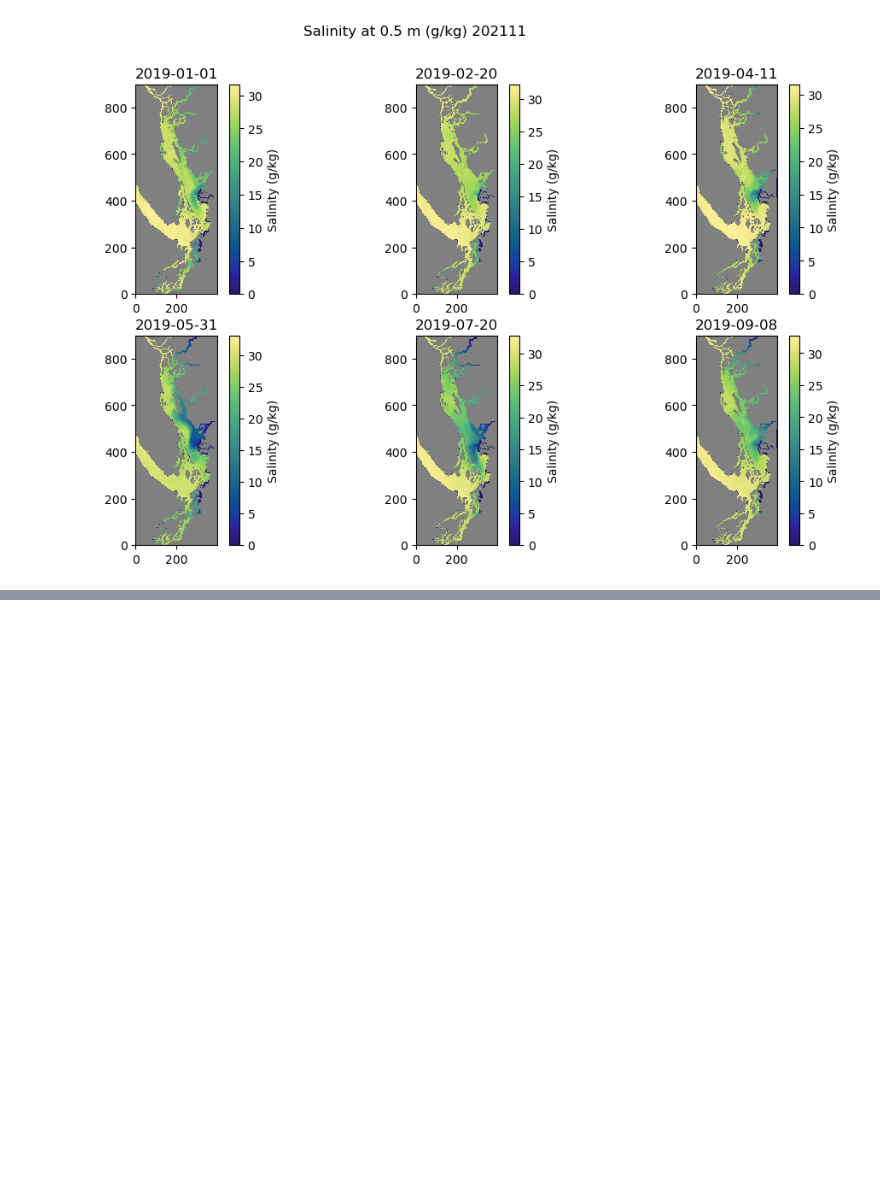
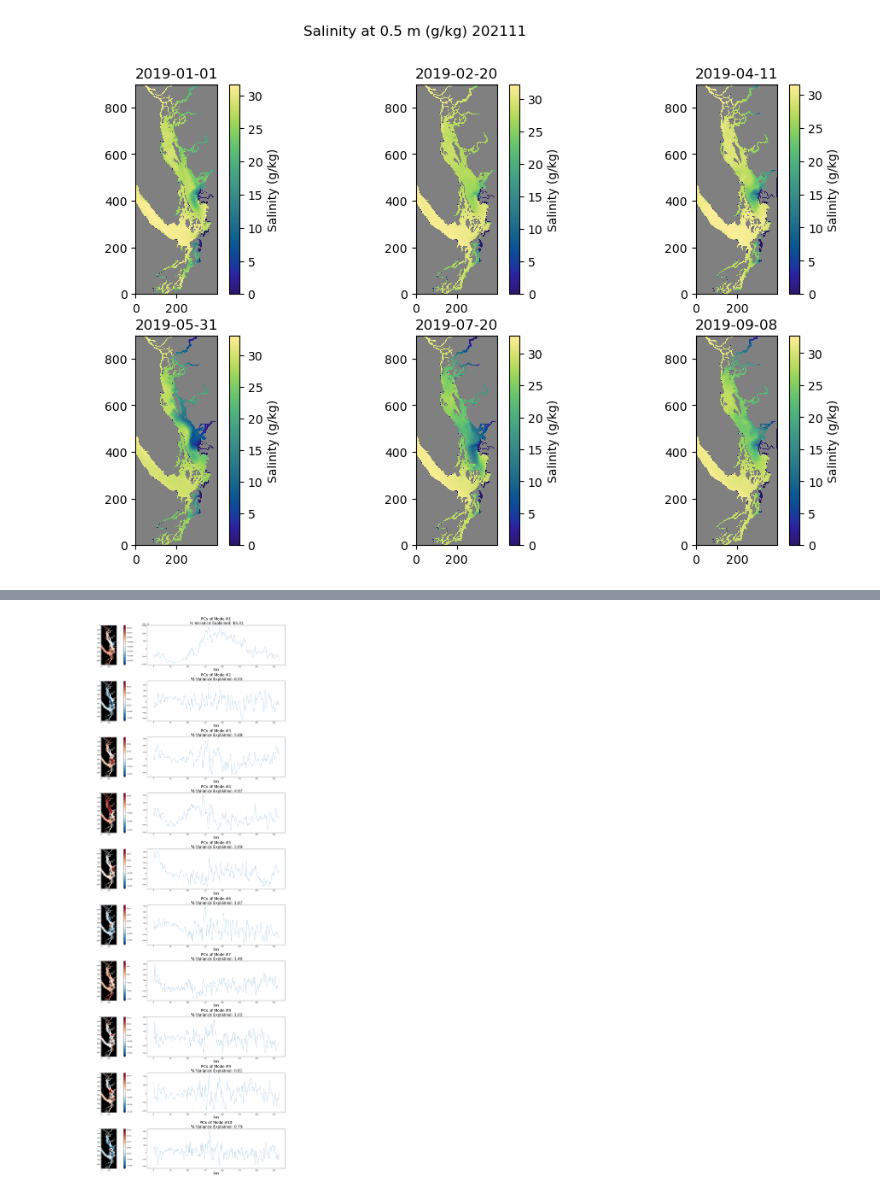
Before and after one commit to SalishSeaCast/analysis-cassidy, a Jupyter notebook: notebooks/compare_daily_river/river_influence_PCA_zoomin.ipynb, the cells around one changed output, grey strips where cells are left out. Saved outputs shown, nothing was run; the diff lists cells and outputs as text; code cells hidden in the pictures; blank space fills up the shorter version.

```diff
--- a/notebooks/compare_daily_river/river_influence_PCA_zoomin.ipynb
+++ b/notebooks/compare_daily_river/river_influence_PCA_zoomin.ipynb
@@ -108,0 +110,47 @@ NameError: name 'PCA' is not defined
+# %%
+n = 10
+
+## access the PCA results
+fracVar = pca.explained_variance_ratio_
+eigvecs = pca.components_
+PCs = pca.fit_transform(surface)
+
+np.sum(fracVar[:n]) # fraction of variance explained by this many modes  #TODO change this also to fn input, is the same n as below
+
+# make a mask of land where land is true and water in NaN
+# bathymetry = xr.open_dataset('../../../../MEOPAR/grid/bathymetry_201702.nc')
+bathymetry = xr.open_dataset('../../../../MEOPAR/grid/bathymetry_202108.nc')
+land = np.array(np.isnan(bathymetry.Bathymetry).to_numpy(), dtype='float')
+land[land == 0] = np.nan
+
+# open the mesh mask and use it to mask the land
+# mesh = xr.open_dataset('../../../../MEOPAR/grid/mesh_mask201702.nc')
+mesh = xr.open_dataset('../../../../MEOPAR/grid/mesh_mask202108.nc')
+# the mask is 1 where there is water, we want the opposite.  The meshmask has an extra dimension, hence the [0]
+tmask = 1 - mesh.tmask[0]
+
+#plot the first n modes and PCs -- choose a value of 'n' from the variance explained figure
+
+fig2, ax2 = plt.subplots(n, 2, figsize=(25, 5*n))
+plt.suptitle('202111')
+
+for kk in range(n):
+
+    plt.subplot(n,2,kk*2+1)
+    to_show = np.ma.masked_array(np.flipud(np.reshape(eigvecs[kk],(Nx,Ny))), mask=tmask[0])
+    cb = ax2[kk,0].imshow(np.flipud(np.reshape(eigvecs[kk],(Nx,Ny))), cmap='RdBu_r')
+    plt.colorbar(cb)
+    cb2 = ax2[kk,0].pcolormesh(np.flipud(land), cmap='copper')  ################## want
+    viz_tools.set_aspect(ax2[kk,0]);
+
+
+    ax2[kk,1].plot(PCs[:,kk], linewidth = 0.5)
+    ax2[kk,1].set_title('PCs of Mode #' + str(kk+1) + "\n % Variance Explained: " + str(round(100*fracVar[kk],2)), fontsize = 24)
+    ax2[kk,1].set_xlabel('Day', fontsize = 20)
+
+plt.tight_layout()
+
+# plt.savefig('2020_modes.png')
+plt.show()
+# %% [output]
+[figure, added]
```
Also changed, not shown: parts of 3 cells of this notebook.
